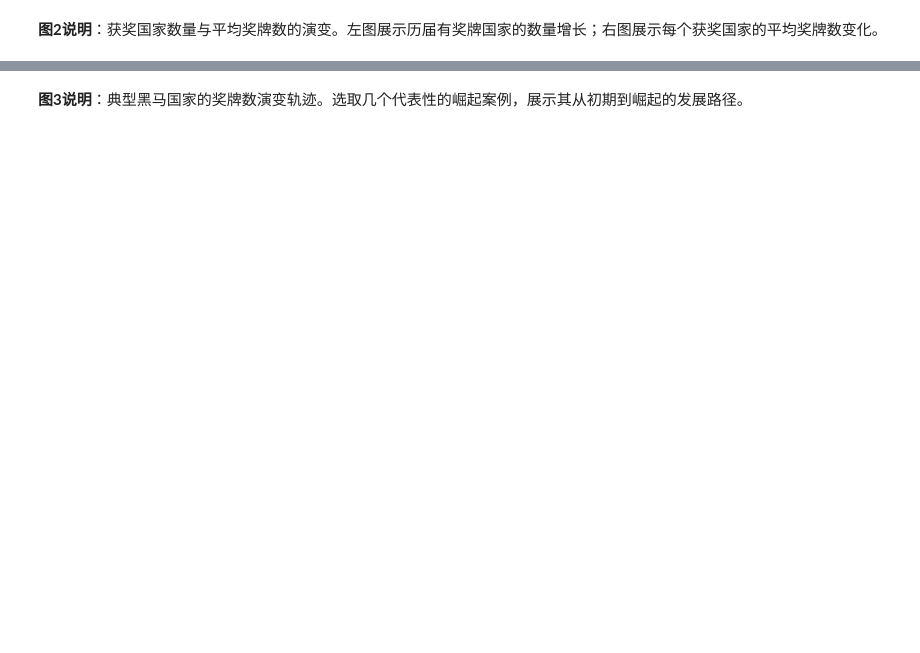
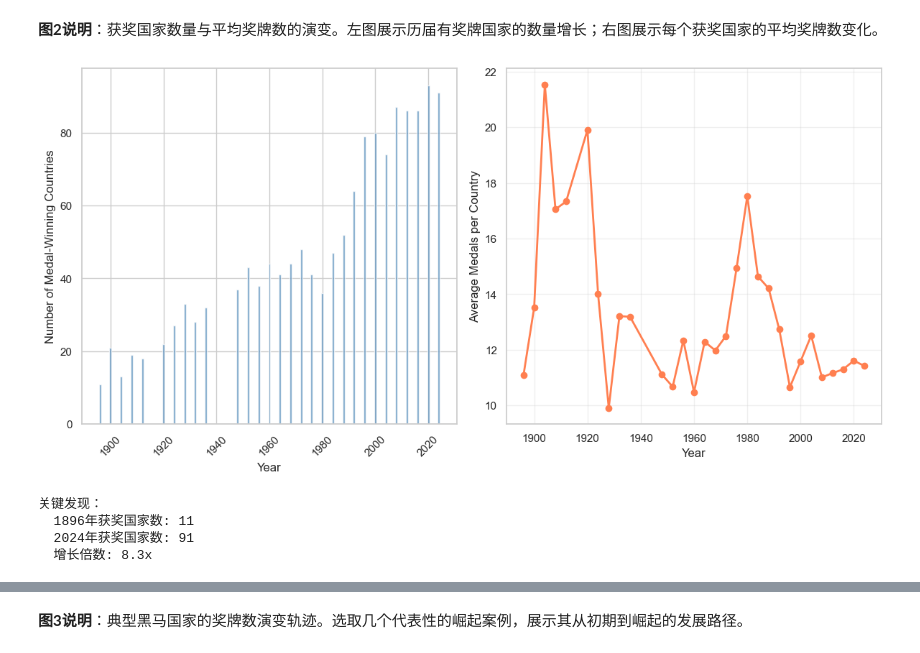
Before and after one commit to Jaxon1216/MathModelHub, a Jupyter notebook: Simulation/25C/Coder/问题三/问题三建模分析.ipynb, the cells around one changed output, grey strips where cells are left out. Saved outputs shown, nothing was run; the diff lists cells and outputs as text; code cells hidden in the pictures; blank space fills up the shorter version.

```diff
--- a/Simulation/25C/Coder/问题三/问题三建模分析.ipynb
+++ b/Simulation/25C/Coder/问题三/问题三建模分析.ipynb
@@ -7,2 +71,20 @@
 # %%
-# 加载数据import os# 数据路径DATA_DIR = '../..'# 加载预处理后的奖牌数据df_medals = pd.read_csv(os.path.join(DATA_DIR, 'processed_medal_data.csv'))# 加载原始奖牌数据df_raw = pd.read_csv(os.path.join(DATA_DIR, 'summerOly_medal_counts.csv'))df_raw['NOC'] = df_raw['NOC'].str.replace('\xa0', '', regex=False).str.strip()# 加载运动员数据（用于项目分析）df_athletes = pd.read_csv(os.path.join(DATA_DIR, 'summerOly_athletes.csv'))print("✅ 数据加载成功！")print(f"奖牌数据: {df_medals.shape}")print(f"运动员数据: {df_athletes.shape}")
+# 加载数据
+import os
+
+# 数据路径
+DATA_DIR = '../..'
+
+# 加载预处理后的奖牌数据
+df_medals = pd.read_csv(os.path.join(DATA_DIR, 'processed_medal_data.csv'))
+
+# 加载原始奖牌数据
+df_raw = pd.read_csv(os.path.join(DATA_DIR, 'summerOly_medal_counts.csv'))
+df_raw['NOC'] = df_raw['NOC'].str.replace('\xa0', '', regex=False).str.strip()
+
+# 加载运动员数据（用于项目分析）
+df_athletes = pd.read_csv(os.path.join(DATA_DIR, 'summerOly_athletes.csv'))
+
+print("✅ 数据加载成功！")
+print(f"奖牌数据: {df_medals.shape}")
+print(f"运动员数据: {df_athletes.shape}")
@@ -17,5 +224,38 @@ def calculate_gini(values):    """计算Gini系数"""    values = np.array(value
 # %% [markdown]
 **图2说明**：获奖国家数量与平均奖牌数的演变。左图展示历届有奖牌国家的数量增长；右图展示每个获奖国家的平均奖牌数变化。
 # %%
-# 图2：获奖国家数量与平均奖牌fig, axes = plt.subplots(1, 2, figsize=FIGSIZE_WIDE)# 左图：获奖国家数量axes[0].bar(df_concentration['Year'], df_concentration['Num_Countries'],             color=COLORS['primary'], alpha=0.7)axes[0].set_xlabel('Year')axes[0].set_ylabel('Number of Medal-Winning Countries')axes[0].tick_params(axis='x', rotation=45)# 右图：每国平均奖牌数yearly_total = df_medals.groupby('Year')['Total'].sum()avg_per_country = yearly_total / df_concentration.set_index('Year')['Num_Countries']axes[1].plot(avg_per_country.index, avg_per_country.values,              marker='o', color=COLORS['secondary'], linewidth=2)axes[1].set_xlabel('Year')axes[1].set_ylabel('Average Medals per Country')axes[1].grid(True, alpha=0.3)plt.tight_layout()plt.savefig('figures/fig2_countries_medals.svg', bbox_inches='tight')plt.show()print(f"\n关键发现：")print(f"  1896年获奖国家数: {df_concentration.iloc[0]['Num_Countries']:.0f}")print(f"  2024年获奖国家数: {df_concentration.iloc[-1]['Num_Countries']:.0f}")print(f"  增长倍数: {df_concentration.iloc[-1]['Num_Countries'] / df_concentration.iloc[0]['Num_Countries']:.1f}x")
+# 图2：获奖国家数量与平均奖牌
+fig, axes = plt.subplots(1, 2, figsize=FIGSIZE_WIDE)
+
+# 左图：获奖国家数量
+axes[0].bar(df_concentration['Year'], df_concentration['Num_Countries'],
+            color=COLORS['primary'], alpha=0.7)
+axes[0].set_xlabel('Year')
+axes[0].set_ylabel('Number of Medal-Winning Countries')
+axes[0].tick_params(axis='x', rotation=45)
+
+# 右图：每国平均奖牌数
+yearly_total = df_medals.groupby('Year')['Total'].sum()
+avg_per_country = yearly_total / df_concentration.set_index('Year')['Num_Countries']
+
+axes[1].plot(avg_per_country.index, avg_per_country.values,
+             marker='o', color=COLORS['secondary'], linewidth=2)
+axes[1].set_xlabel('Year')
+axes[1].set_ylabel('Average Medals per Country')
+axes[1].grid(True, alpha=0.3)
+
+plt.tight_layout()
+plt.savefig('figures/fig2_countries_medals.svg', bbox_inches='tight')
+plt.show()
+
+print(f"\n关键发现：")
+print(f"  1896年获奖国家数: {df_concentration.iloc[0]['Num_Countries']:.0f}")
+print(f"  2024年获奖国家数: {df_concentration.iloc[-1]['Num_Countries']:.0f}")
+print(f"  增长倍数: {df_concentration.iloc[-1]['Num_Countries'] / df_concentration.iloc[0]['Num_Countries']:.1f}x")
+# %% [output]
+[figure, added]
+关键发现：
+  1896年获奖国家数: 11
+  2024年获奖国家数: 91
+  增长倍数: 8.3x
 # %% [markdown]
```
Also changed, not shown: parts of 19 cells of this notebook, 25 other files.
